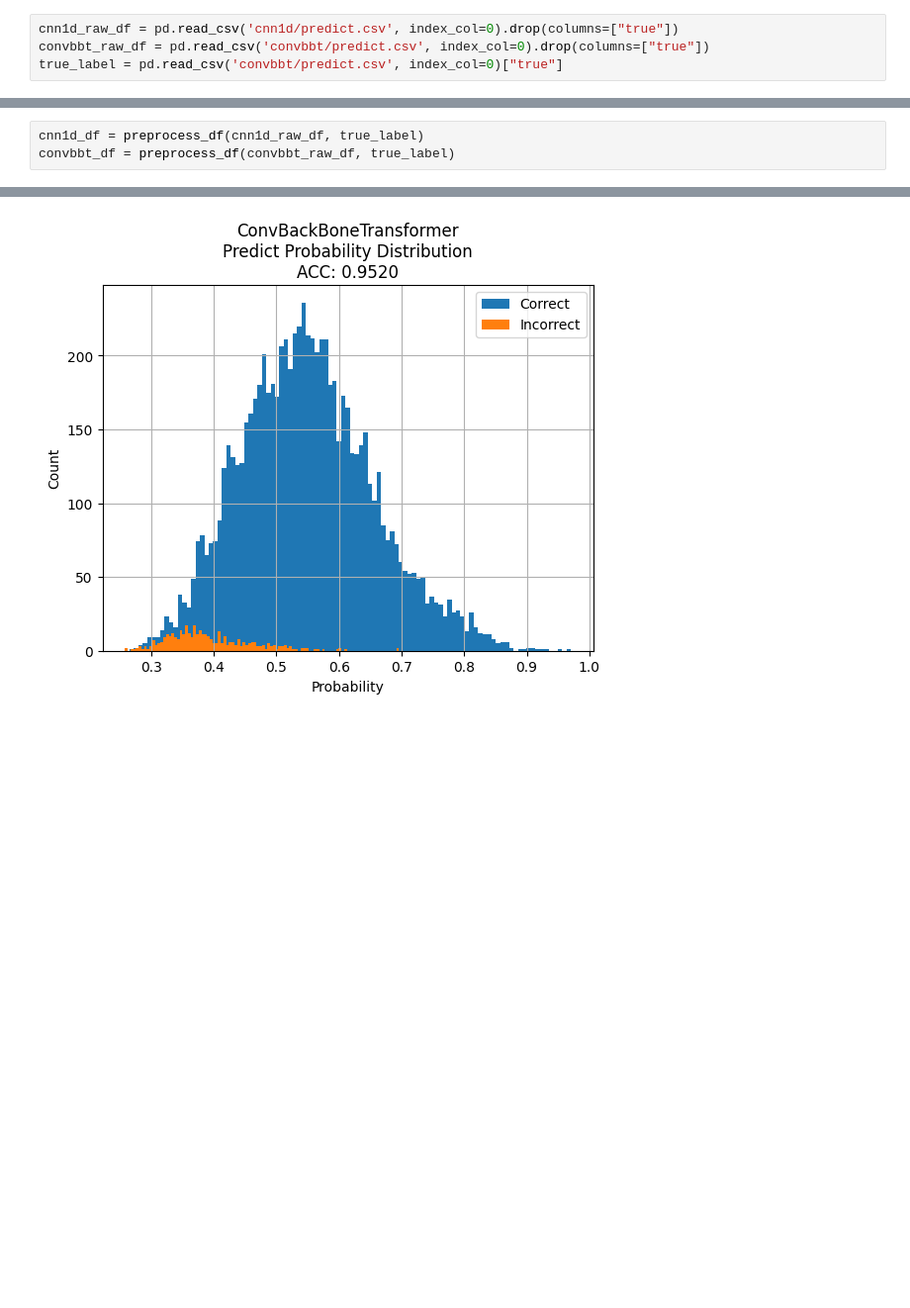
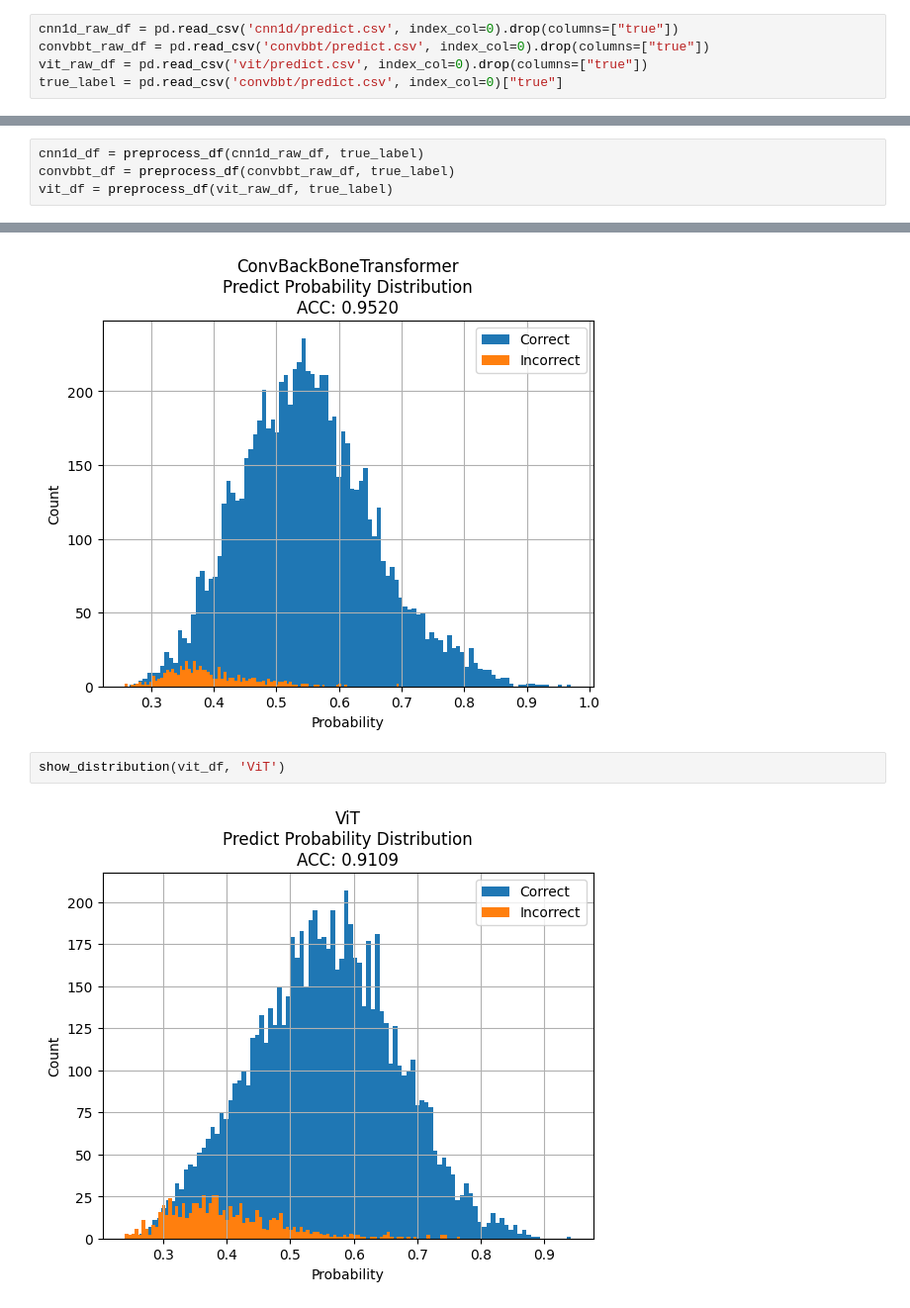
Before and after one commit to rakawanegan/humanactivityrecognition_portfolio, a Jupyter notebook: result/error_bar/analysis.ipynb, the cells around one changed output, grey strips where cells are left out. Shown: that part at 99% size. Cells and saved outputs as stored; diff of their text form; blank space fills up the shorter version.

```diff
--- a/result/error_bar/analysis.ipynb
+++ b/result/error_bar/analysis.ipynb
@@ -29,6 +29,7 @@ def show_distribution(processed_df, title):
 # %%
 cnn1d_raw_df = pd.read_csv('cnn1d/predict.csv', index_col=0).drop(columns=["true"])
 convbbt_raw_df = pd.read_csv('convbbt/predict.csv', index_col=0).drop(columns=["true"])
+vit_raw_df = pd.read_csv('vit/predict.csv', index_col=0).drop(columns=["true"])
 true_label = pd.read_csv('convbbt/predict.csv', index_col=0)["true"]
 # %%
 cnn1d_raw_df.head()
@@ -51,6 +61,7 @@ convbbt_raw_df.head()
 # %%
 cnn1d_df = preprocess_df(cnn1d_raw_df, true_label)
 convbbt_df = preprocess_df(convbbt_raw_df, true_label)
+vit_df = preprocess_df(vit_raw_df, true_label)
 # %%
 cnn1d_df.head()
 # %% [output]
@@ -77,3 +97,7 @@ show_distribution(cnn1d_df, 'CNN1D')
 show_distribution(convbbt_df, 'ConvBackBoneTransformer')
 # %% [output]
 [figure]
+# %%
+show_distribution(vit_df, 'ViT')
+# %% [output]
+[figure, added]
```
Also changed, not shown: parts of 2 cells of this notebook, 11 other files.
